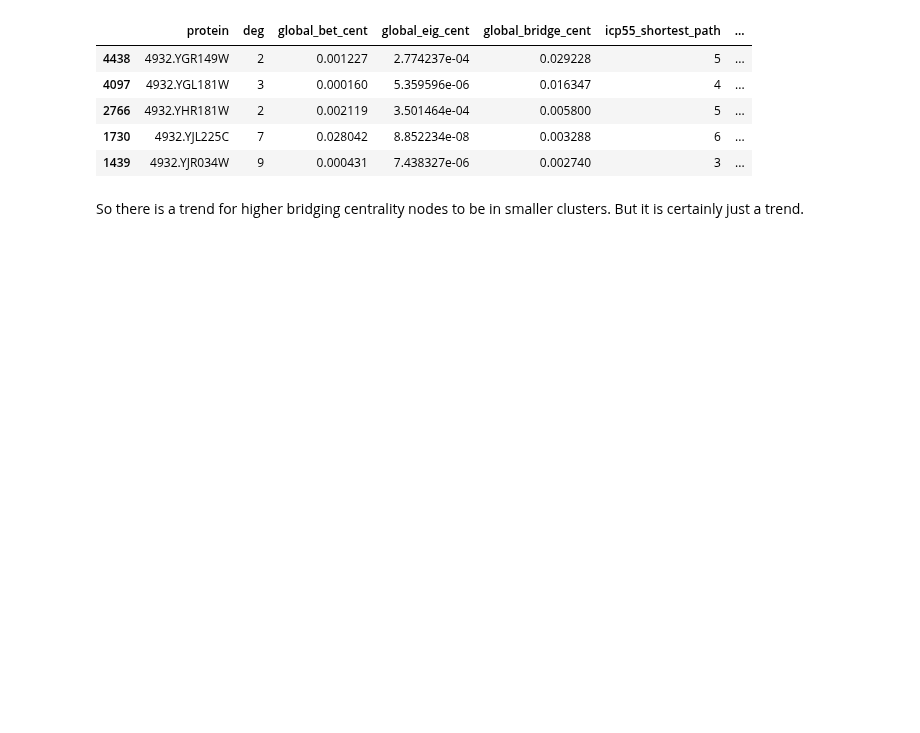
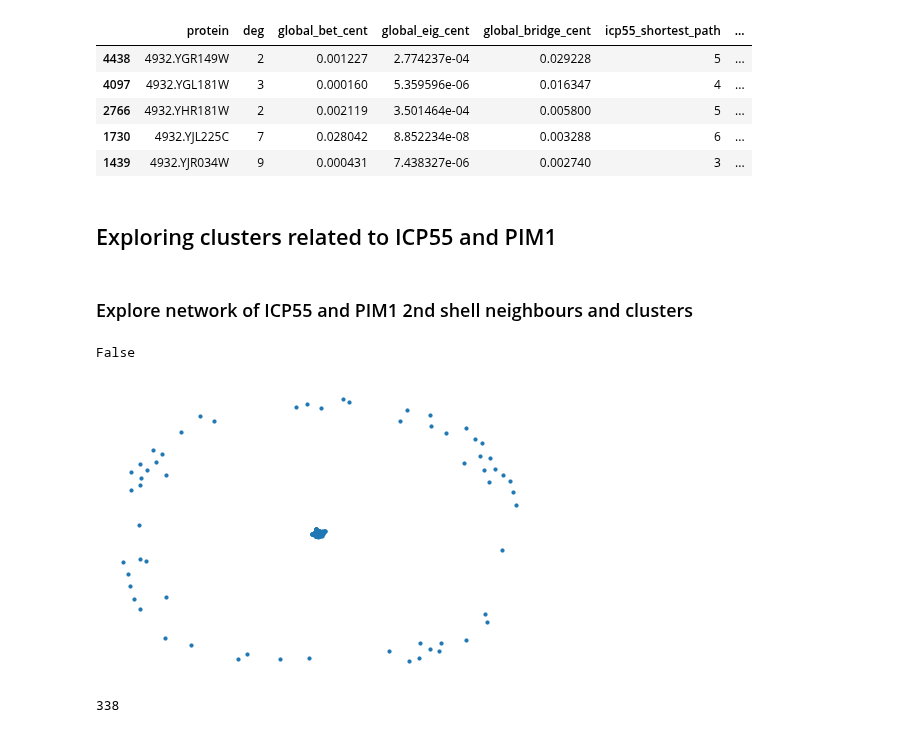
Before and after one commit to jkasimotto/PPI-Network-Analysis, a Jupyter notebook: notebooks/julian_v__2.ipynb, the cells around one changed output. Cells and saved outputs as stored; diff of their text form; code cells hidden in the pictures; blank space fills up the shorter version.

Commit message:
exploring_clusters

```diff
--- a/notebooks/julian_v__2.ipynb
+++ b/notebooks/julian_v__2.ipynb
@@ -153,5 +156,5 @@ df_bridge_sort.head()
 | 2766 | 4932.YHR181W | 2 | 0.002119 | 3.501464e-04 | 0.005800 | 5 | ... |
 | 1730 | 4932.YJL225C | 7 | 0.028042 | 8.852234e-08 | 0.003288 | 6 | ... |
 | 1439 | 4932.YJR034W | 9 | 0.000431 | 7.438327e-06 | 0.002740 | 3 | ... |
-# %% [markdown]
-So there is a trend for higher bridging centrality nodes to be in smaller clusters. But it is certainly just a trend.
+# %% [markdown]
+## Exploring clusters related to ICP55 and PIM1
@@ -157,0 +165,39 @@ So there is a trend for higher bridging centrality nodes to be in smaller cluste
+# %% [markdown]
+### Explore network of ICP55 and PIM1 2nd shell neighbours and clusters
+# %%
+###CODE STOLEN FROM JULIAN O
+#Get nth shell neighbours and clusters of icp55 and pim1. Don't force connected component at end
+SHORPL_CUTOFF = 2
+
+network_name = 'icp55-cc-900-inv'
+network_filepath = lib.files.make_filepath_to_networks(f'{network_name}.txt')
+cluster_filepath = lib.files.make_filepath_to_clusters(f'mcl.{network_name}.nodes.csv')
+cluster_df_filepath = lib.files.make_filepath_to_clusters(f'mcl.{network_name}.dataframe.csv')
+
+network = lib.graph.read_weighted_edgelist(network_filepath)
+clusters = lib.cluster.read_csv(cluster_filepath)
+cluster_df = pd.read_csv(cluster_df_filepath, header=0, index_col=0)
+
+condition_1 = cluster_df['size'] > 5
+condition_2 = (cluster_df['icp55_shorpl'] <= SHORPL_CUTOFF) | (cluster_df['pim1_shorpl'] <= SHORPL_CUTOFF)
+relevant_cluster_df = cluster_df[condition_1 & condition_2]
+relevant_clusters = [clusters[idx] for idx in relevant_cluster_df['cluster']]
+
+relevant_proteins = set()
+relevant_proteins.update(lib.cluster.proteins(relevant_clusters))
+relevant_proteins.update(lib.graph.get_neighbourhood(network, lib.constants.ICP55, SHORPL_CUTOFF))
+relevant_proteins.update(lib.graph.get_neighbourhood(network, lib.constants.PIM1, SHORPL_CUTOFF))
+#relevant_cluster_network = lib.graph.get_largest_connected_component(network.subgraph(relevant_proteins))
+relevant_cluster_network = network.subgraph(relevant_proteins)
+
+
+nx.draw(relevant_cluster_network,
+       node_size = 10)
+print(nx.is_connected(relevant_cluster_network))
+# %% [output]
+False
+[figure, added]
+# %%
+print(relevant_cluster_network.number_of_nodes())
+# %% [output]
+338
```
Also changed, not shown: parts of 8 cells of this notebook, 1 other file.
